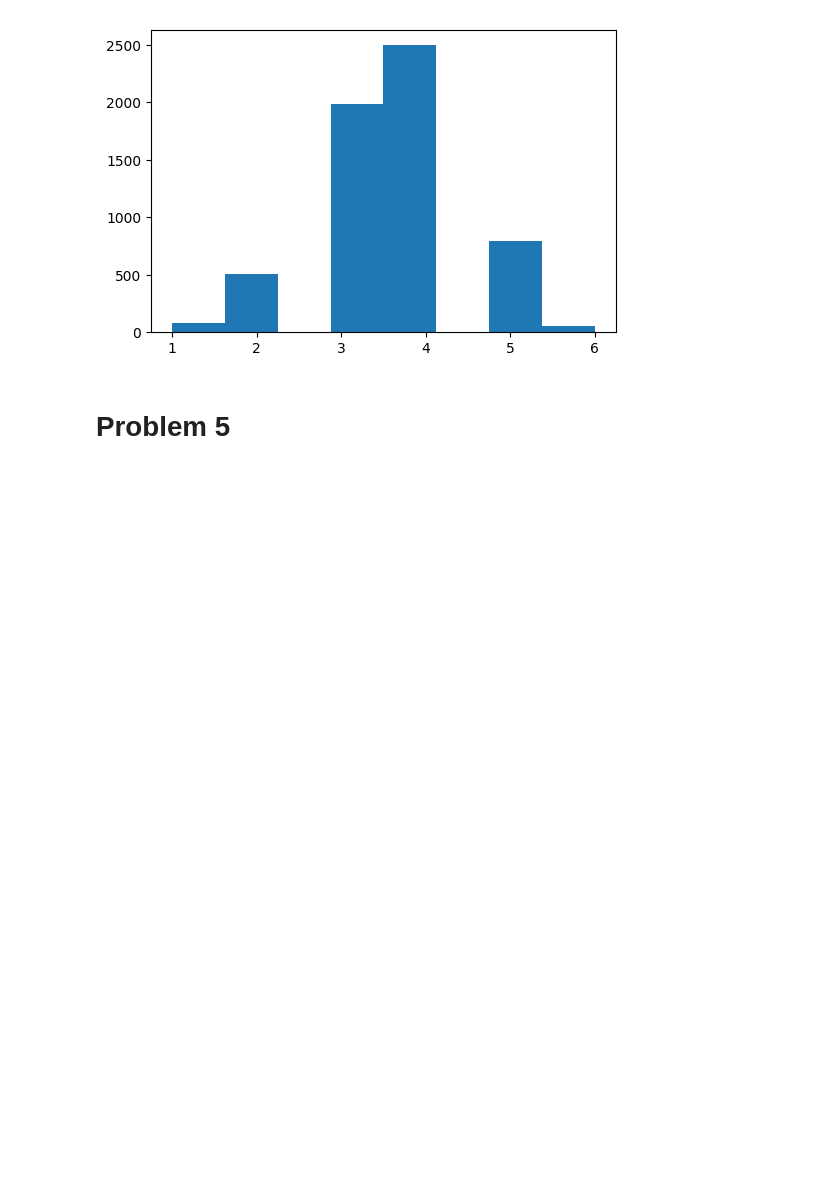
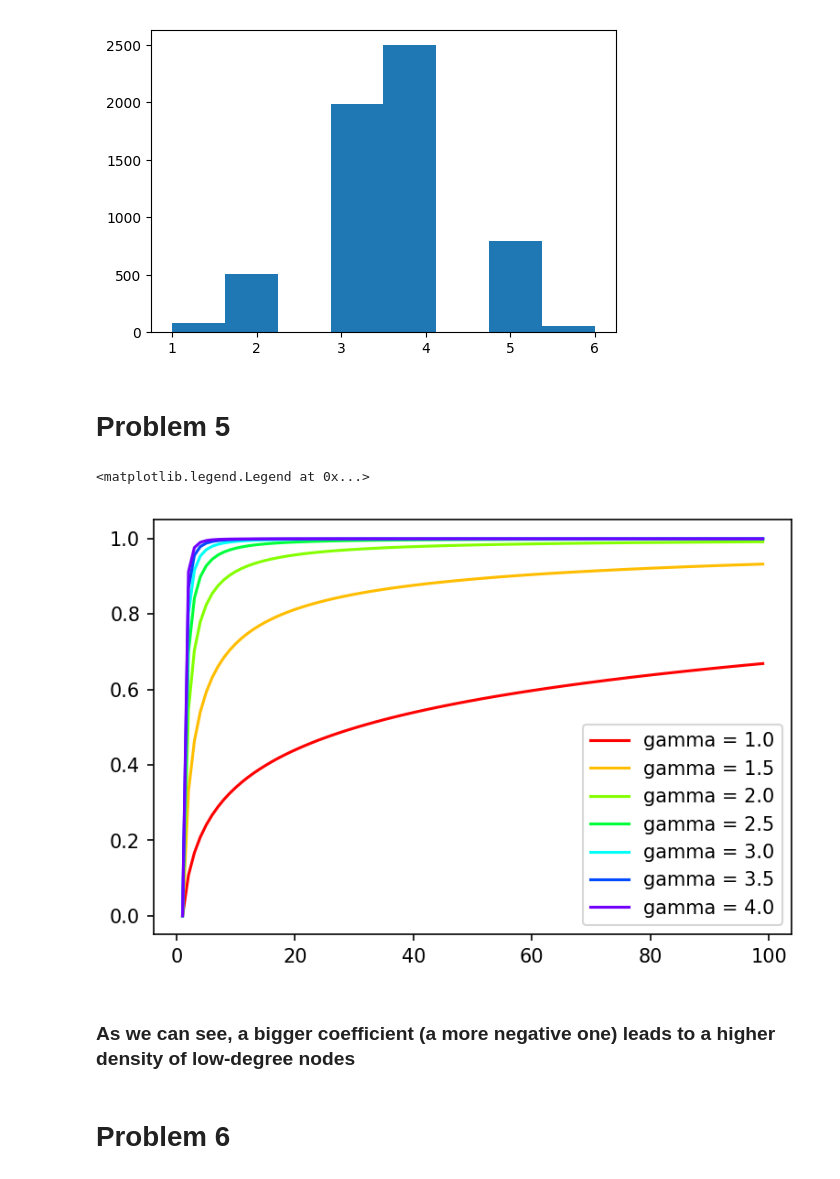
Before and after one commit to matheushjs/sandbox, a Jupyter notebook: complex_nets/lista1.ipynb, the cells around one changed output. Drawn from its saved outputs; the diff is of its cells as text; code cells hidden in the pictures; blank space fills up the shorter version.

Commit message:
Finish problem 5

```diff
--- a/complex_nets/lista1.ipynb
+++ b/complex_nets/lista1.ipynb
@@ -439,3 +439,29 @@ plt.hist(D.A1, bins=8)
 [figure]
 # %% [markdown]
 # Problem 5
+# %%
+from matplotlib import cm
+
+color = cm.get_cmap("hsv")
+
+
+def prob(k, A=1, gamma=2.5):
+    return A*k**(-gamma)
+
+def cum(k, A=1, gamma=2.5):
+    probs = np.array([ prob(i, A, gamma) for i in range(1, 1001) ])
+    return np.trapz(probs[:k]) / np.trapz(probs)
+
+plt.figure(dpi=150)
+x = range(1, 100)
+for i in np.arange(1, 4.01, step=0.5):
+    plt.plot(x, [cum(j, gamma=i) for j in x], c=color( (i-1)/4 ), label="gamma = {}".format(i))
+
+plt.legend()
+# %% [output]
+<matplotlib.legend.Legend at 0x...>
+[figure, added]
+# %% [markdown]
+### As we can see, a bigger coefficient (a more negative one) leads to a higher density of low-degree nodes
+# %% [markdown]
+# Problem 6
```
